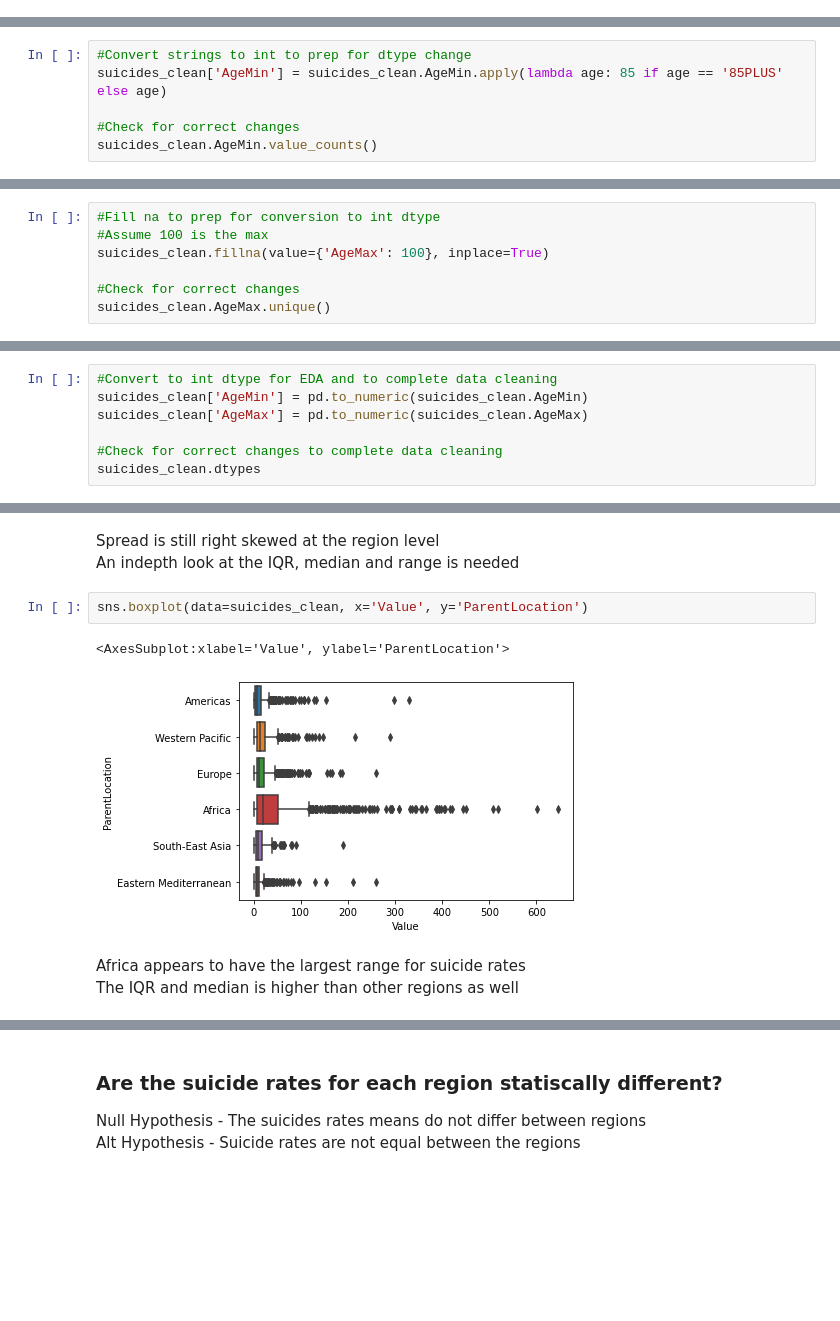
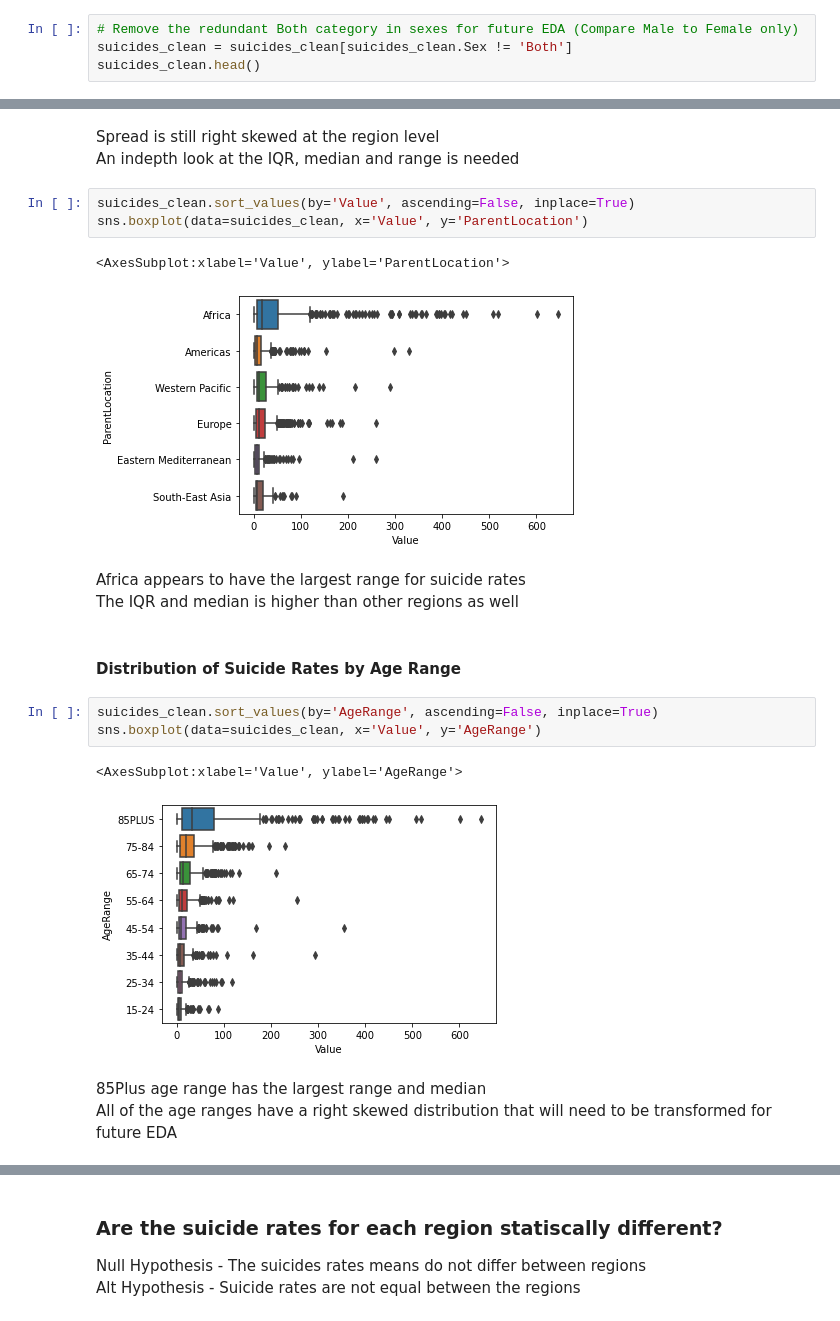
Before and after one commit to Fullcure3/WHO_suicide_rates, a Jupyter notebook: Suicides.ipynb, the cells around one changed output, grey strips where cells are left out. Cells and saved outputs as stored; diff of their text form; blank space fills up the shorter version.

```diff
--- a/Suicides.ipynb
+++ b/Suicides.ipynb
@@ -134,3 +133,7 @@ Both      1464
 Female    1464
 Male      1464
 Name: Sex, dtype: int64
+# %%
+# Remove the redundant Both category in sexes for future EDA (Compare Male to Female only)
+suicides_clean = suicides_clean[suicides_clean.Sex != 'Both']
+suicides_clean.head()
@@ -163,6 +158,0 @@ suicides_clean[suicides_clean.AgeMin == '85PLUS'].head()
-# %%
-#Convert strings to int to prep for dtype change
-suicides_clean['AgeMin'] = suicides_clean.AgeMin.apply(lambda age: 85 if age == '85PLUS' else age)
-
-#Check for correct changes
-suicides_clean.AgeMin.value_counts()
@@ -194,8 +168 @@ AgeMax            549
 dtype: int64
-# %%
-#Fill na to prep for conversion to int dtype
-#Assume 100 is the max
-suicides_clean.fillna(value={'AgeMax': 100}, inplace=True)
-
-#Check for correct changes
-suicides_clean.AgeMax.unique()
@@ -204,7 +168,0 @@ array(['24', '34', '44', '54', '74', '84', 100, '64'], dtype=object)
-# %%
-#Convert to int dtype for EDA and to complete data cleaning
-suicides_clean['AgeMin'] = pd.to_numeric(suicides_clean.AgeMin)
-suicides_clean['AgeMax'] = pd.to_numeric(suicides_clean.AgeMax)
-
-#Check for correct changes to complete data cleaning
-suicides_clean.dtypes
@@ -290,10 +239,22 @@ sns.displot(data=suicides_clean, x='Value', col='ParentLocation', col_wrap=3)
 Spread is still right skewed at the region level <br>
 An indepth look at the IQR, median and range is needed
 # %%
+suicides_clean.sort_values(by='Value', ascending=False, inplace=True)
 sns.boxplot(data=suicides_clean, x='Value', y='ParentLocation')
 # %% [output]
 <AxesSubplot:xlabel='Value', ylabel='ParentLocation'>
-[figure, old version]
+[figure, new version]
-# %% [markdown]
-Africa appears to have the largest range for suicide rates <br>
-The IQR and median is higher than other regions as well
+# %% [markdown]
+Africa appears to have the largest range for suicide rates <br>
+The IQR and median is higher than other regions as well
+# %% [markdown]
+#### Distribution of Suicide Rates by Age Range
+# %%
+suicides_clean.sort_values(by='AgeRange', ascending=False, inplace=True)
+sns.boxplot(data=suicides_clean, x='Value', y='AgeRange')
+# %% [output]
+<AxesSubplot:xlabel='Value', ylabel='AgeRange'>
+[figure, added]
+# %% [markdown]
+85Plus age range has the largest range and median<br>
+All of the age ranges have a right skewed distribution that will need to be transformed for future EDA
```
Also changed, not shown: parts of 62 cells of this notebook.
